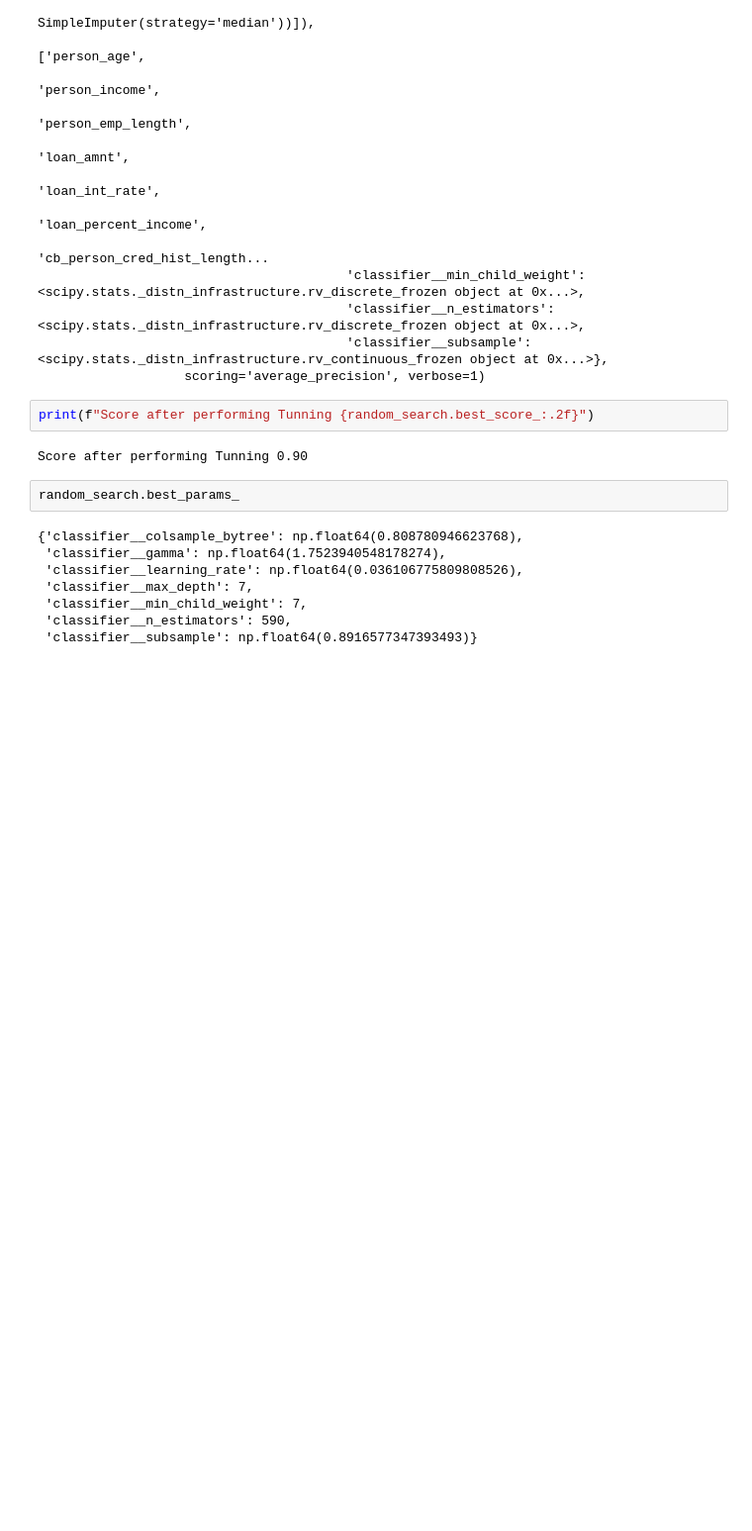
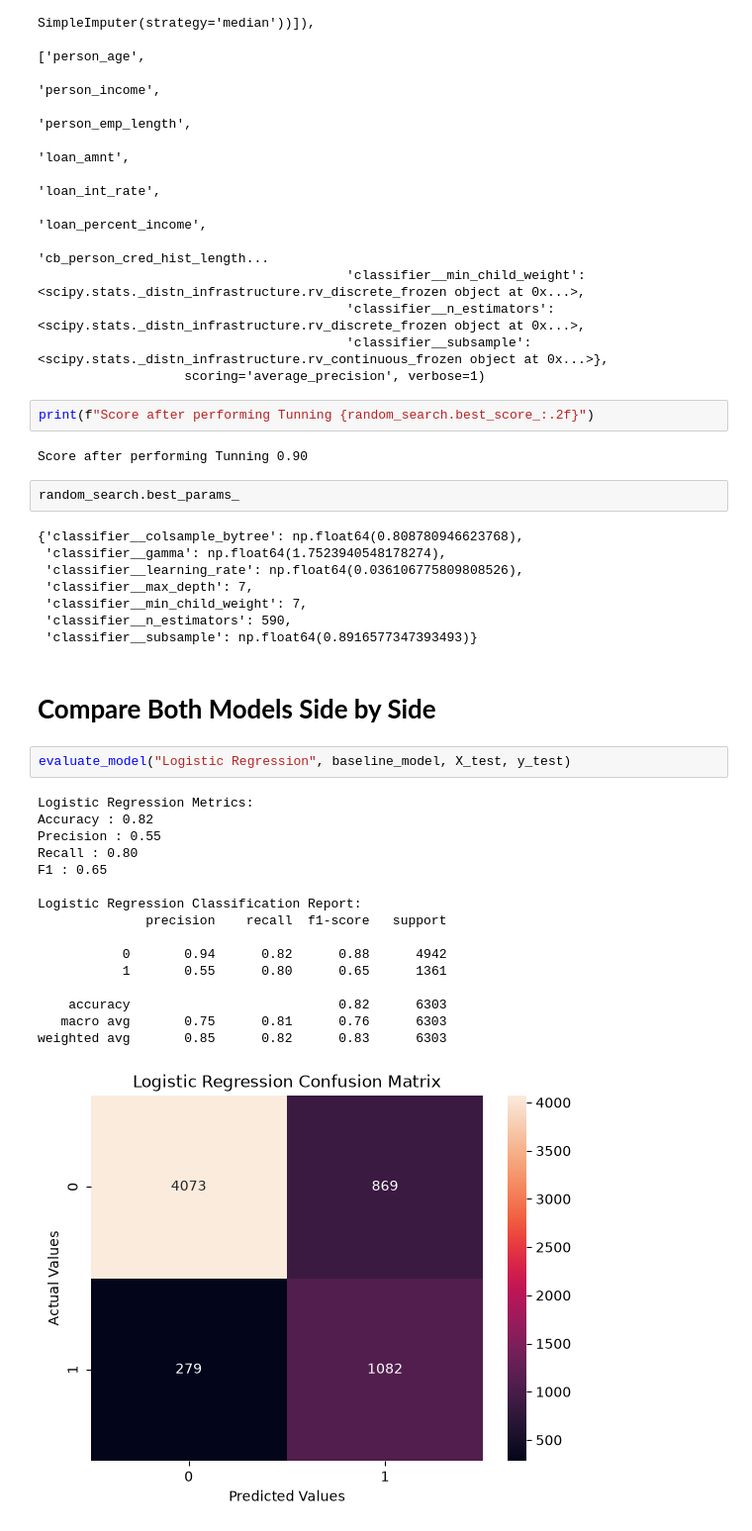
Before and after one commit to subhajit404/Credit-Risk-ML-System, a Jupyter notebook: main.ipynb, the cells around one changed output. Shown at 99% size. Cells and saved outputs as stored; diff of their text form; blank space fills up the shorter version.

Commit message:
Compare Both Models Side by Side

```diff
--- a/main.ipynb
+++ b/main.ipynb
@@ -499,3 +499,24 @@ random_search.best_params_
  'classifier__min_child_weight': 7,
  'classifier__n_estimators': 590,
  'classifier__subsample': np.float64(0.8916577347393493)}
+# %% [markdown]
+# **Compare Both Models Side by Side**
+# %%
+evaluate_model("Logistic Regression", baseline_model, X_test, y_test)
+# %% [output]
+Logistic Regression Metrics:
+Accuracy : 0.82
+Precision : 0.55
+Recall : 0.80
+F1 : 0.65
+
+Logistic Regression Classification Report:
+              precision    recall  f1-score   support
+
+           0       0.94      0.82      0.88      4942
+           1       0.55      0.80      0.65      1361
+
+    accuracy                           0.82      6303
+   macro avg       0.75      0.81      0.76      6303
+weighted avg       0.85      0.82      0.83      6303
+[figure, added]
```
Also changed, not shown: parts of 2 cells of this notebook.
